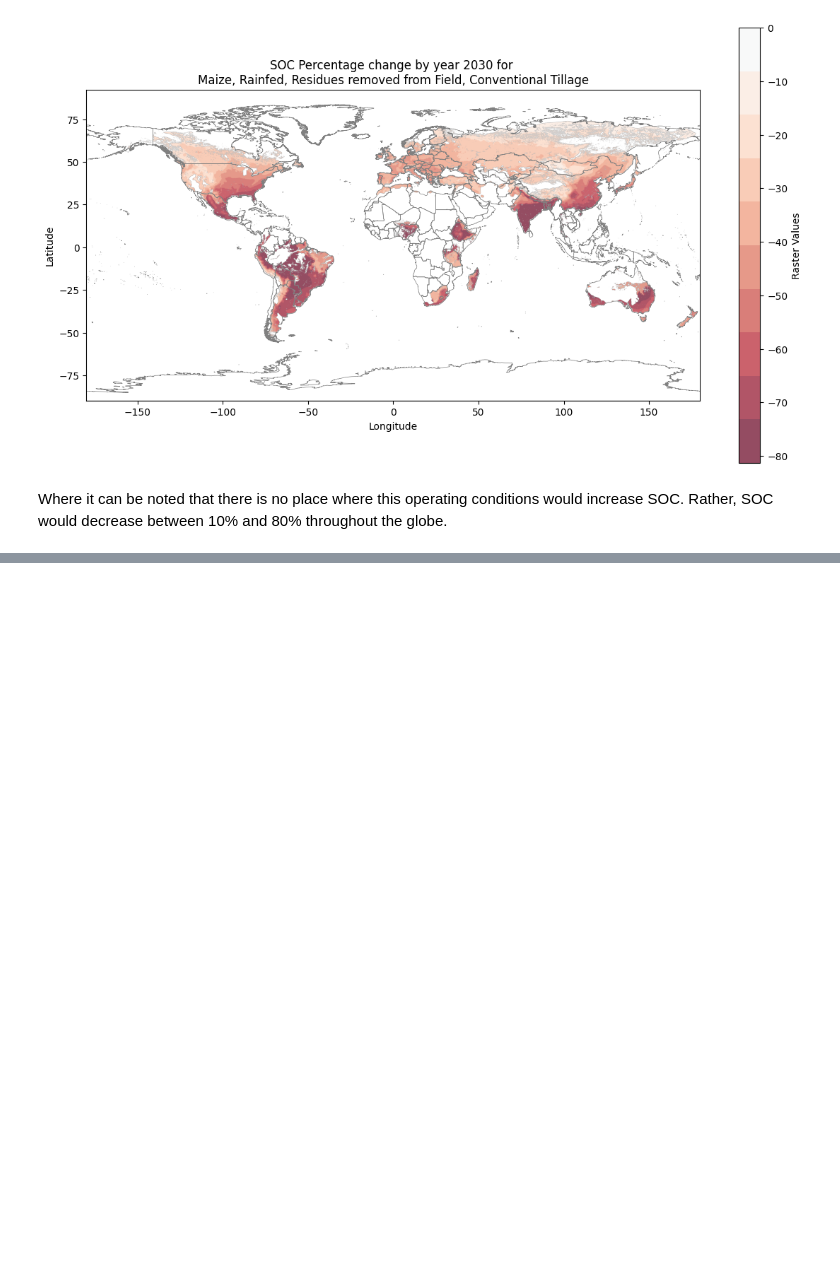
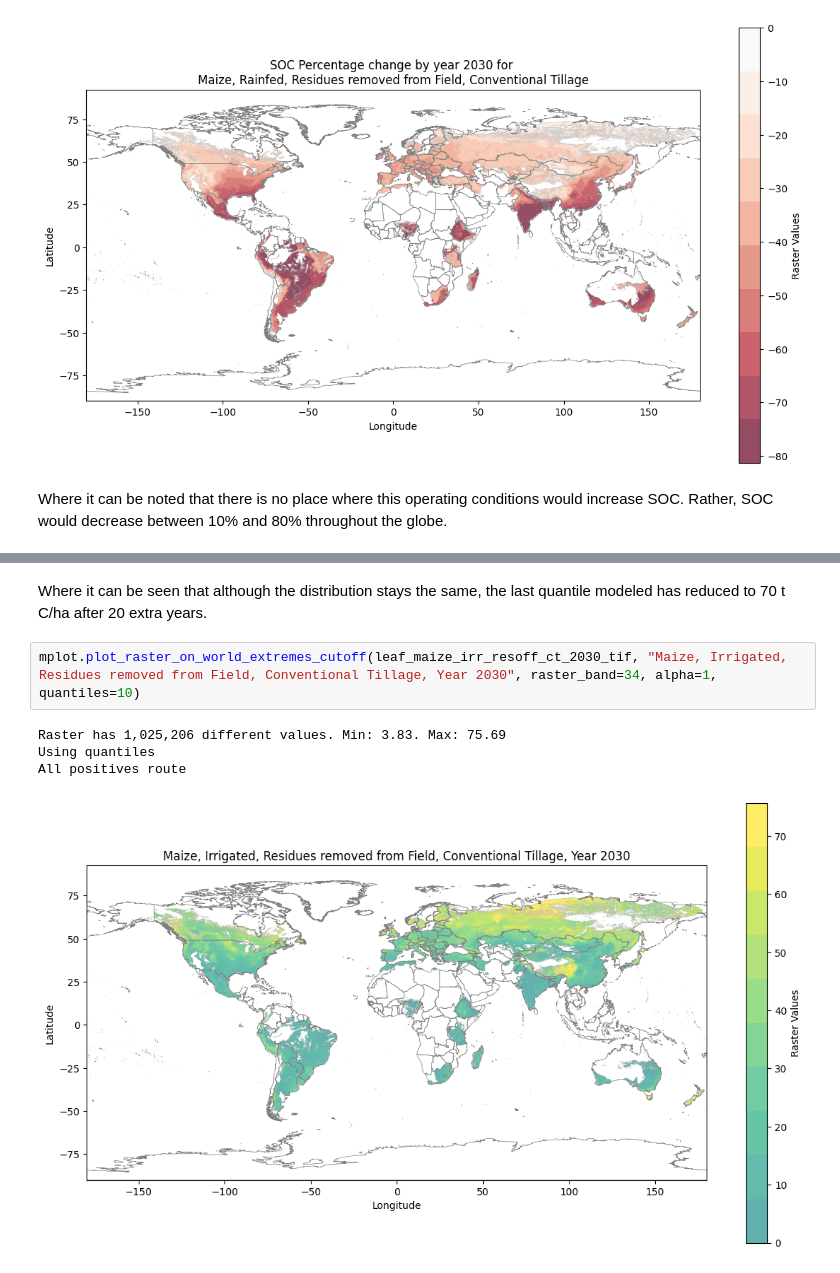
Before and after one commit to cloyolaangosto/SBTN_Test, a Jupyter notebook: examples/SOC_LEAF_Example.ipynb, the cells around one changed output, grey strips where cells are left out. Saved outputs shown, nothing was run; the diff lists cells and outputs as text; blank space fills up the shorter version.

```diff
--- a/examples/SOC_LEAF_Example.ipynb
+++ b/examples/SOC_LEAF_Example.ipynb
@@ -201,0 +304,9 @@ Where it can be noted that there is no place where this operating conditions wou
+# %% [markdown]
+Where it can be seen that although the distribution stays the same, the last quantile modeled has reduced to 70 t C/ha after 20 extra years.
+# %%
+mplot.plot_raster_on_world_extremes_cutoff(leaf_maize_irr_resoff_ct_2030_tif, "Maize, Irrigated, Residues removed from Field, Conventional Tillage, Year 2030", raster_band=34, alpha=1, quantiles=10)
+# %% [output]
+Raster has 1,025,206 different values. Min: 3.83. Max: 75.69
+Using quantiles
+All positives route
+[figure, added]
```
Also changed, not shown: parts of 29 cells of this notebook, 8 other files.
